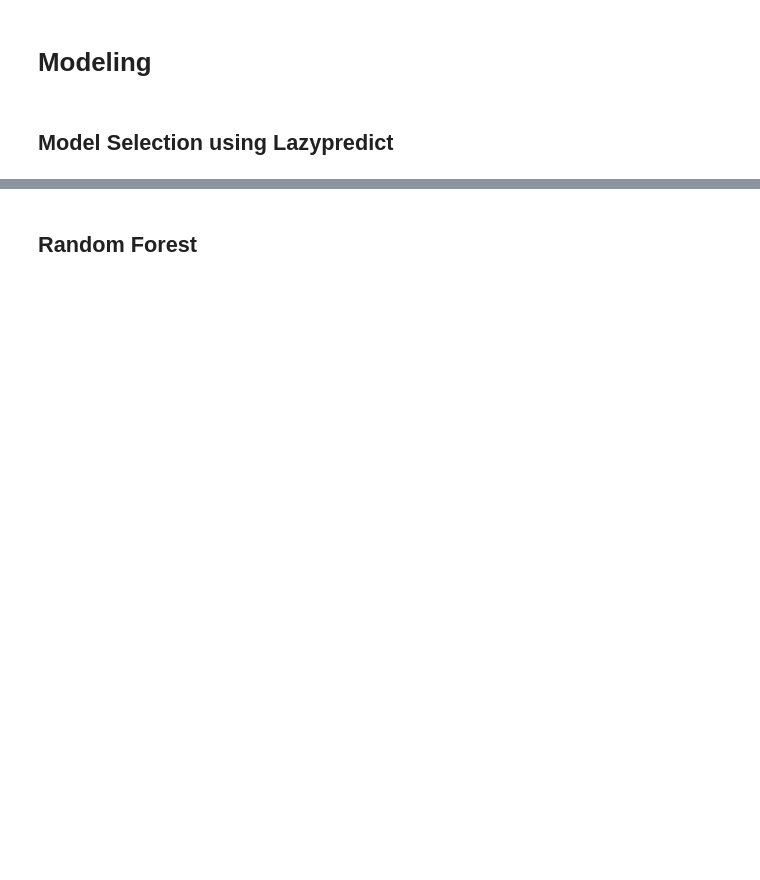
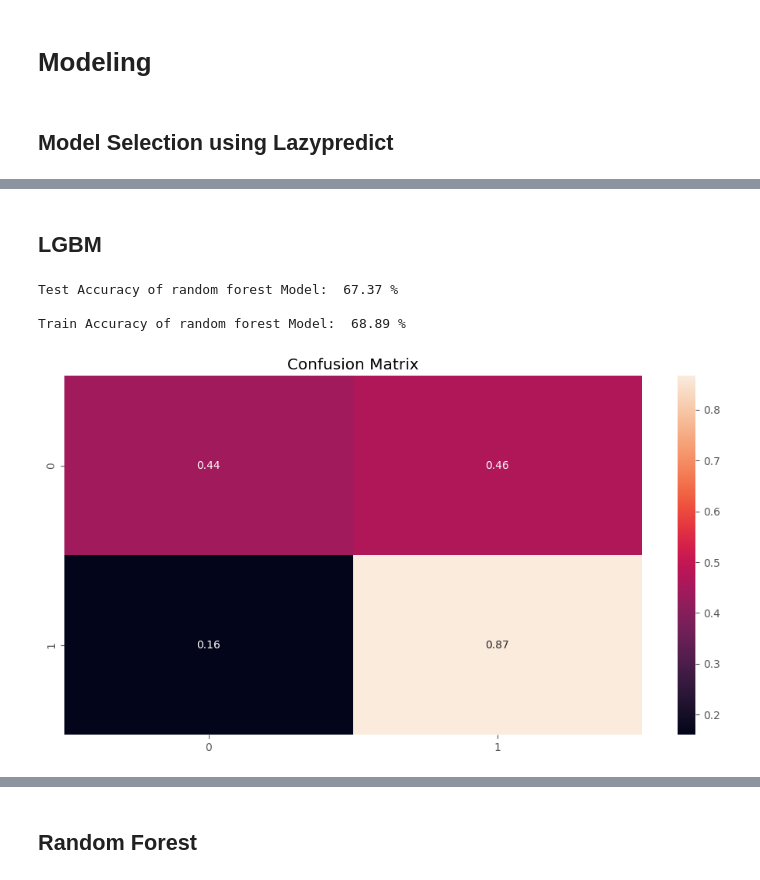
Before and after one commit to kershrita/Earthquake-Severe-Damage, a Jupyter notebook: Earthquake Severe Damage.ipynb, the cells around one changed output, grey strips where cells are left out. Cells and saved outputs as stored; diff of their text form; code cells hidden in the pictures; blank space fills up the shorter version.

Commit message:
apply model selection & hyperparameter tunnig

```diff
--- a/Earthquake Severe Damage.ipynb
+++ b/Earthquake Severe Damage.ipynb
@@ -599,0 +592,2 @@ print(models)
+# %% [markdown]
+## LGBM
@@ -599,0 +596,29 @@ print(models)
+# %%
+lgbm = Pipeline([
+    ('preprocessor', preprocessor),
+    ('classifier', lgb.LGBMClassifier())
+])
+
+lgbm.fit(X_train, y_train) # fit model
+y_pred = lgbm.predict(X_test) # predict on test
+
+# Calculate confusion matrix
+con_mat = confusion_matrix(y_test, y_pred)
+con_mat = con_mat / con_mat.astype(float).sum(axis=1)
+
+
+print('Test Accuracy of random forest Model: ',round(100*lgbm.score(X_test, y_test),2),'%')
+print('')
+print('Train Accuracy of random forest Model: ',round(100*lgbm.score(X_train, y_train),2),'%')
+print('')
+
+# Plot Model
+plt.figure(figsize = (12,6))
+ax = sns.heatmap(con_mat, annot = True)
+plt.title("Confusion Matrix")
+plt.show()
+# %% [output]
+Test Accuracy of random forest Model:  67.37 %
+
+Train Accuracy of random forest Model:  68.89 %
+[figure, added]
```
Also changed, not shown: parts of 27 cells of this notebook.
